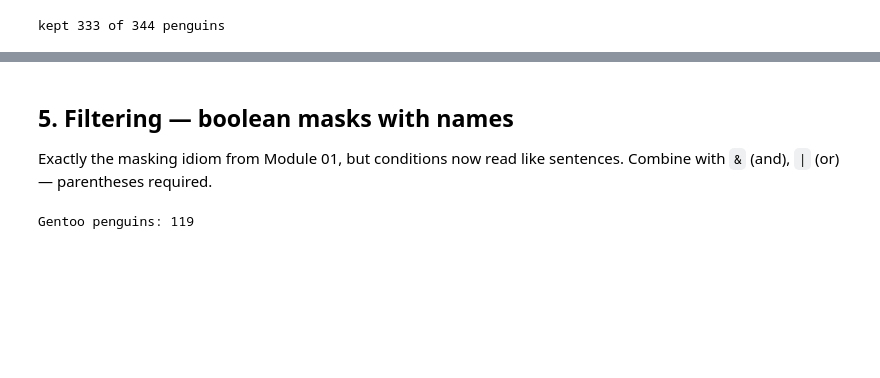
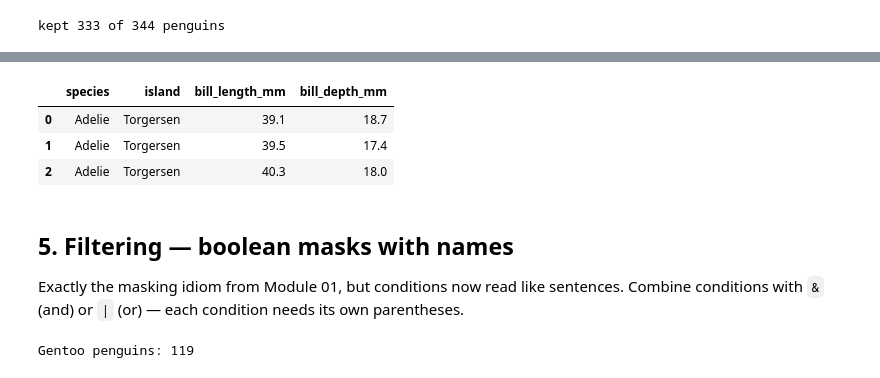
Before and after one commit to hari-kathi/ml-intro, a Jupyter notebook: modules/02-pandas-essentials/notebook.ipynb, the cells around one changed output, grey strips where cells are left out. Cells and saved outputs as stored; diff of their text form; code cells hidden in the pictures; blank space fills up the shorter version.

```diff
--- a/modules/02-pandas-essentials/notebook.ipynb
+++ b/modules/02-pandas-essentials/notebook.ipynb
@@ -164,5 +168,13 @@ Name: body_mass_g, dtype: float64
+# %%
+# Slices work like lists: 0:3 means rows 0,1,2 (the stop value is not included).
+df.iloc[0:3, 0:4]   # first three rows, first four columns
+# %% [output]
+|  | species | island | bill_length_mm | bill_depth_mm |
+| 0 | Adelie | Torgersen | 39.1 | 18.7 |
+| 1 | Adelie | Torgersen | 39.5 | 17.4 |
+| 2 | Adelie | Torgersen | 40.3 | 18.0 |
 # %% [markdown]
 ## 5. Filtering — boolean masks with names
 
-Exactly the masking idiom from Module 01, but conditions now read like sentences. Combine with `&` (and), `|` (or) — parentheses required.
+Exactly the masking idiom from Module 01, but conditions now read like sentences. Combine conditions with `&` (and) or `|` (or) — each condition needs its own parentheses.
 # %%
```
Also changed, not shown: parts of 36 cells of this notebook, 5 other files.
